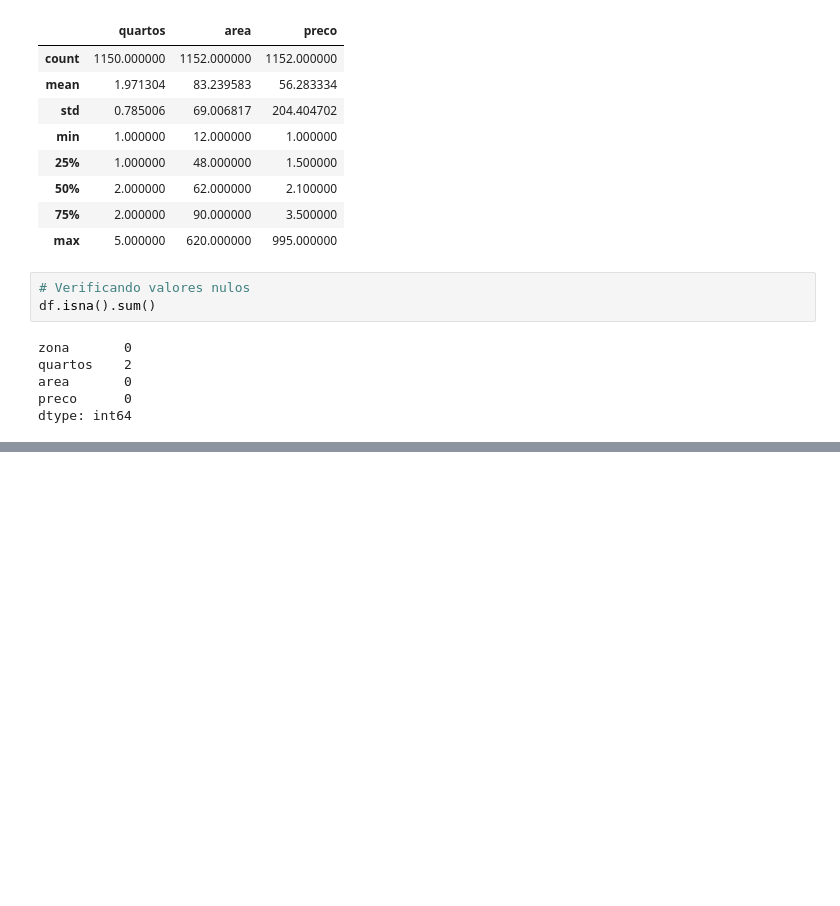
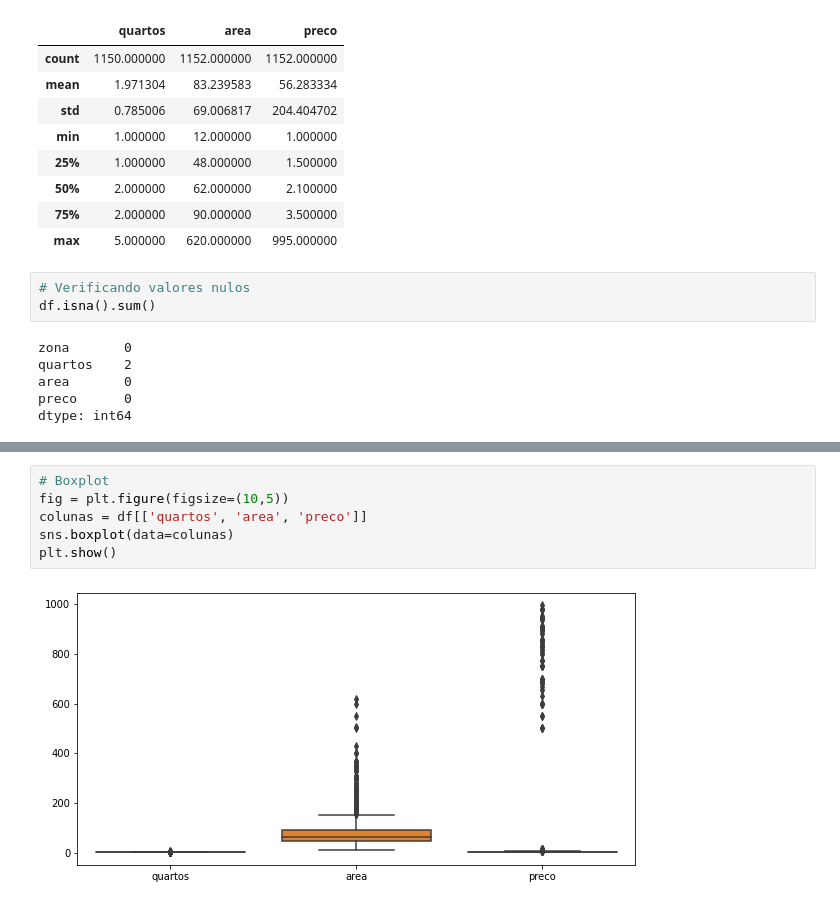
Before and after one commit to EduardoCampos1978/calculadora-de-aluguel, a Jupyter notebook: analise_exploratoria.ipynb, the cells around one changed output, grey strips where cells are left out. Cells and saved outputs as stored; diff of their text form; blank space fills up the shorter version.

```diff
--- a/analise_exploratoria.ipynb
+++ b/analise_exploratoria.ipynb
@@ -43,0 +73,8 @@ dtype: int64
+# %%
+# Boxplot
+fig = plt.figure(figsize=(10,5))
+colunas = df[['quartos', 'area', 'preco']]
+sns.boxplot(data=colunas)
+plt.show()
+# %% [output]
+[figure, added]
```
Also changed, not shown: parts of 6 cells of this notebook.
